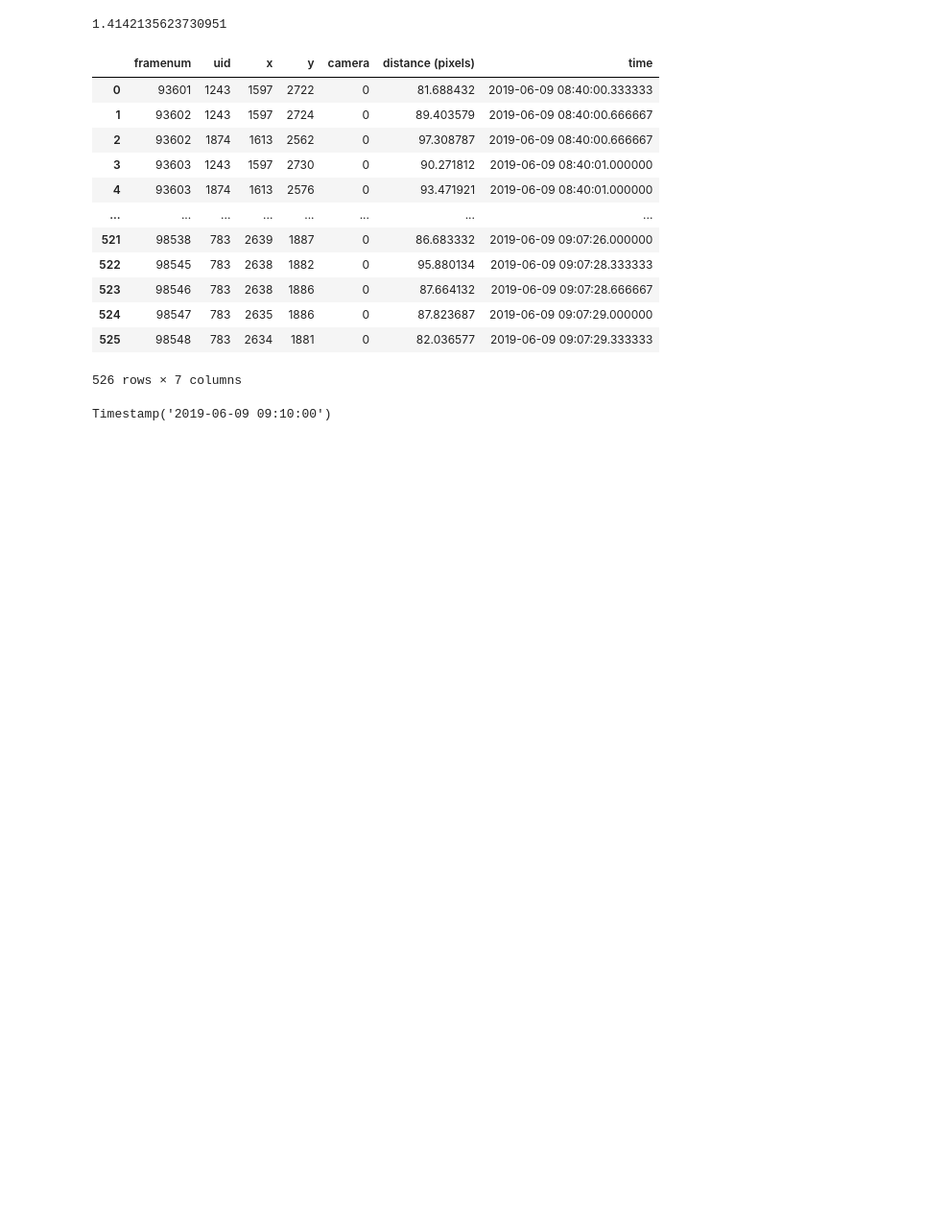
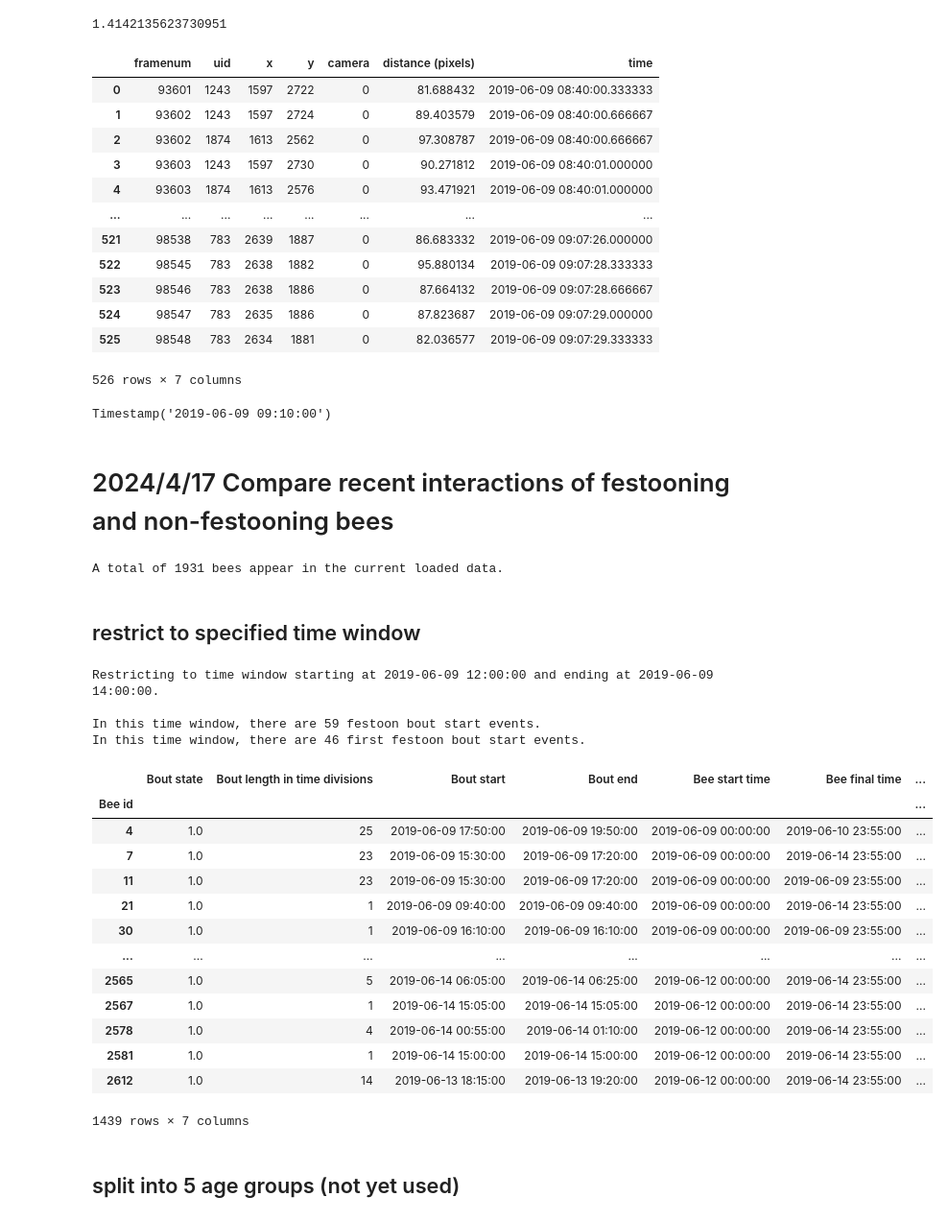
Before and after one commit to Collective-Logic-Lab/honey-bee-behavior, a Jupyter notebook: preliminary-analysis-2024-comb-building.ipynb, the cells around one changed output. Shown at 96% size. Saved outputs shown, nothing was run; the diff lists cells and outputs as text; code cells hidden in the pictures; blank space fills up the shorter version.

```diff
--- a/preliminary-analysis-2024-comb-building.ipynb
+++ b/preliminary-analysis-2024-comb-building.ipynb
@@ -527,3 +528,69 @@ bout_start
 Timestamp('2019-06-09 09:10:00')
 # %%
 # to do: would a pandas multiindex be faster for our purposes?  e.g. indexed by bee and framenum
+# %% [markdown]
+# 2024/4/17 Compare recent interactions of festooning and non-festooning bees
+# %%
+print("A total of {} bees appear in the current loaded data.".format(len(dfFiveMinute['Bee unique ID'].unique())))
+# %% [output]
+A total of 1931 bees appear in the current loaded data.
+# %%
+# construct dataframe with the first festoon bout for each bee
+first_festoon_bouts = []
+for beeid in df_non_cut_bouts.index.unique():
+    if(type(df_non_cut_bouts.loc[beeid]) == pd.DataFrame):
+        first_bout = df_non_cut_bouts.loc[beeid].iloc[0]
+    else: # it's a Series because there's only one bout
+        first_bout = df_non_cut_bouts.loc[beeid]
+    assert(first_bout['Bout state']==1)
+    first_festoon_bouts.append(first_bout)
+df_first_festoon_bouts = pd.concat(first_festoon_bouts,axis=1).transpose()
+df_first_festoon_bouts.index.name = 'Bee id'
+# %% [markdown]
+## restrict to specified time window
+# %%
+minTimeDays = 4.5  # start of time window in days
+deltaTimeHours = 2 # duration of time window in hours
+
+# time conversions
+daynum = int(np.floor(minTimeDays))
+dayStartTime = timediv_to_datetime(daynum,0,divisions_per_day)
+minTime = dayStartTime + dt.timedelta(days=minTimeDays-daynum)
+maxTime = minTime + dt.timedelta(hours=deltaTimeHours)
+maxTimeDays = datetime_to_daynum(maxTime) + seconds_past_midnight(maxTime)/(24*60*60)
+
+# calculate restricted dataframes
+dfFiveMinute_windowed = dfFiveMinute[(dfFiveMinute['Time (days)'] > minTimeDays) & (dfFiveMinute['Time (days)'] < maxTimeDays)]
+df_non_cut_bouts_windowed = df_non_cut_bouts[(df_non_cut_bouts['Bout start'] > minTime) & (df_non_cut_bouts['Bout start'] < maxTime)]
+df_non_cut_bout_starts_windowed = df_non_cut_bouts_windowed[df_non_cut_bouts_windowed['Bout state']==1]
+df_first_festoon_bouts_windowed = df_first_festoon_bouts[(df_first_festoon_bouts['Bout start'] > minTime) & \
+                                                         (df_first_festoon_bouts['Bout start'] < maxTime) ]
+
+print("Restricting to time window starting at {} and ending at {}.".format(minTime,maxTime))
+print()
+print("In this time window, there are {} festoon bout start events.".format(len(df_non_cut_bout_starts_windowed)))
+print("In this time window, there are {} first festoon bout start events.".format(len(df_first_festoon_bouts_windowed)))
+# %% [output]
+Restricting to time window starting at 2019-06-09 12:00:00 and ending at 2019-06-09 14:00:00.
+
+In this time window, there are 59 festoon bout start events.
+In this time window, there are 46 first festoon bout start events.
+# %%
+df_first_festoon_bouts
+# %% [output]
+|  | Bout state | Bout length in time divisions | Bout start | Bout end | Bee start time | Bee final time | ... |
+| Bee id |  |  |  |  |  |  | ... |
+| 4 | 1.0 | 25 | 2019-06-09 17:50:00 | 2019-06-09 19:50:00 | 2019-06-09 00:00:00 | 2019-06-10 23:55:00 | ... |
+| 7 | 1.0 | 23 | 2019-06-09 15:30:00 | 2019-06-09 17:20:00 | 2019-06-09 00:00:00 | 2019-06-14 23:55:00 | ... |
+| 11 | 1.0 | 23 | 2019-06-09 15:30:00 | 2019-06-09 17:20:00 | 2019-06-09 00:00:00 | 2019-06-09 23:55:00 | ... |
+| 21 | 1.0 | 1 | 2019-06-09 09:40:00 | 2019-06-09 09:40:00 | 2019-06-09 00:00:00 | 2019-06-14 23:55:00 | ... |
+| 30 | 1.0 | 1 | 2019-06-09 16:10:00 | 2019-06-09 16:10:00 | 2019-06-09 00:00:00 | 2019-06-09 23:55:00 | ... |
+| ... | ... | ... | ... | ... | ... | ... | ... |
+| 2565 | 1.0 | 5 | 2019-06-14 06:05:00 | 2019-06-14 06:25:00 | 2019-06-12 00:00:00 | 2019-06-14 23:55:00 | ... |
+| 2567 | 1.0 | 1 | 2019-06-14 15:05:00 | 2019-06-14 15:05:00 | 2019-06-12 00:00:00 | 2019-06-14 23:55:00 | ... |
+| 2578 | 1.0 | 4 | 2019-06-14 00:55:00 | 2019-06-14 01:10:00 | 2019-06-12 00:00:00 | 2019-06-14 23:55:00 | ... |
+| 2581 | 1.0 | 1 | 2019-06-14 15:00:00 | 2019-06-14 15:00:00 | 2019-06-12 00:00:00 | 2019-06-14 23:55:00 | ... |
+| 2612 | 1.0 | 14 | 2019-06-13 18:15:00 | 2019-06-13 19:20:00 | 2019-06-12 00:00:00 | 2019-06-14 23:55:00 | ... |
+1439 rows × 7 columns
+# %% [markdown]
+## split into 5 age groups (not yet used)
```
Also changed, not shown: parts of 12 cells of this notebook.
